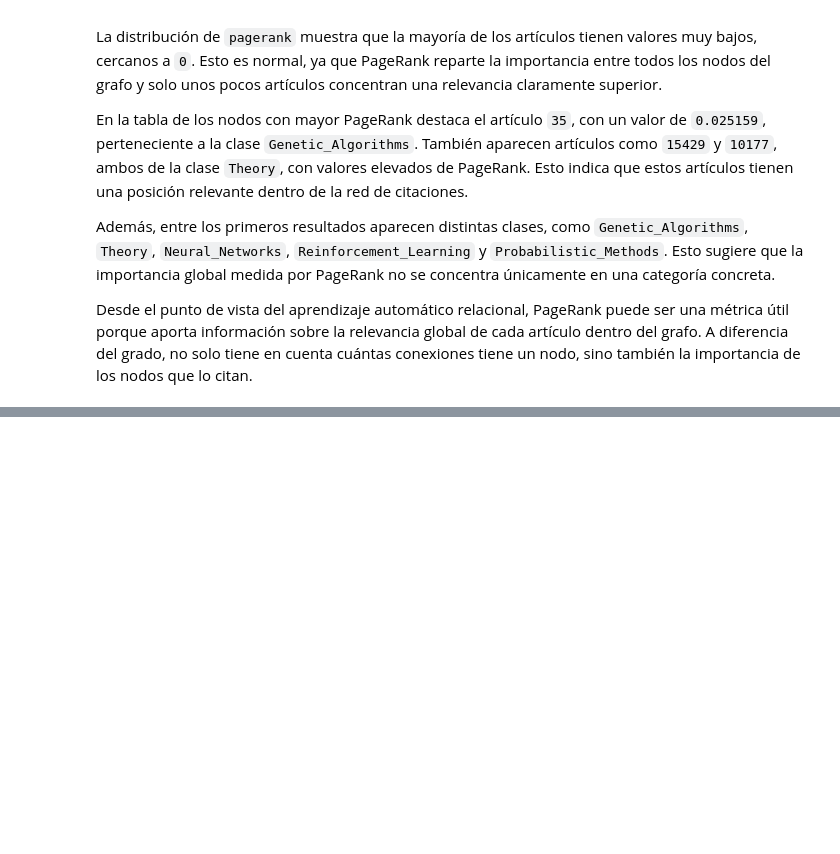
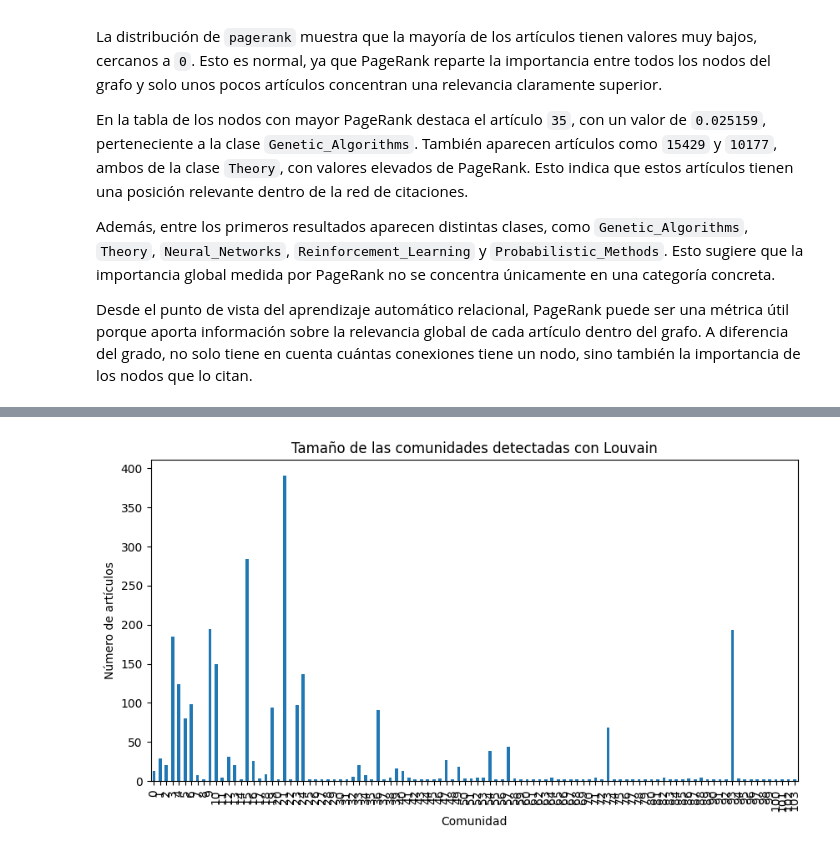
Before and after one commit to enriquepc004/ia-aprendizaje-relacional, a Jupyter notebook: notebooks/02_metricas_relacionales.ipynb, the cells around one changed output, grey strips where cells are left out. Cells and saved outputs as stored; diff of their text form; code cells hidden in the pictures; blank space fills up the shorter version.

Commit message:
Metrica de comunidades de louvain

```diff
--- a/notebooks/02_metricas_relacionales.ipynb
+++ b/notebooks/02_metricas_relacionales.ipynb
@@ -694,0 +703,4 @@ Desde el punto de vista del aprendizaje automático relacional, PageRank puede s
+# %%
+louvain_communities = nx.community.louvain_communities(G, seed=42)
+
+print("Número de comunidades detectadas:", len(louvain_communities))
@@ -694,0 +713,8 @@ Desde el punto de vista del aprendizaje automático relacional, PageRank puede s
+# %%
+louvain_partition = {}
+
+for community_id, community_nodes in enumerate(louvain_communities):
+    for node in community_nodes:
+        louvain_partition[node] = community_id
+
+print("Número de nodos con comunidad asignada:", len(louvain_partition))
@@ -694,0 +723,4 @@ Desde el punto de vista del aprendizaje automático relacional, PageRank puede s
+# %%
+louvain_series = pd.Series(louvain_partition)
+
+louvain_series.head()
@@ -694,0 +736,4 @@ Desde el punto de vista del aprendizaje automático relacional, PageRank puede s
+# %%
+community_counts = louvain_series.value_counts().sort_index()
+
+community_counts
@@ -694,0 +753,13 @@ Desde el punto de vista del aprendizaje automático relacional, PageRank puede s
+# %%
+plt.figure(figsize=(10,5))
+
+community_counts.plot(kind="bar")
+
+plt.title("Tamaño de las comunidades detectadas con Louvain")
+plt.xlabel("Comunidad")
+plt.ylabel("Número de artículos")
+
+plt.savefig("../reports/louvain_communities_sizes.png")
+plt.show()
+# %% [output]
+[figure, added]
```
Also changed, not shown: parts of 12 cells of this notebook, 1 other file.
